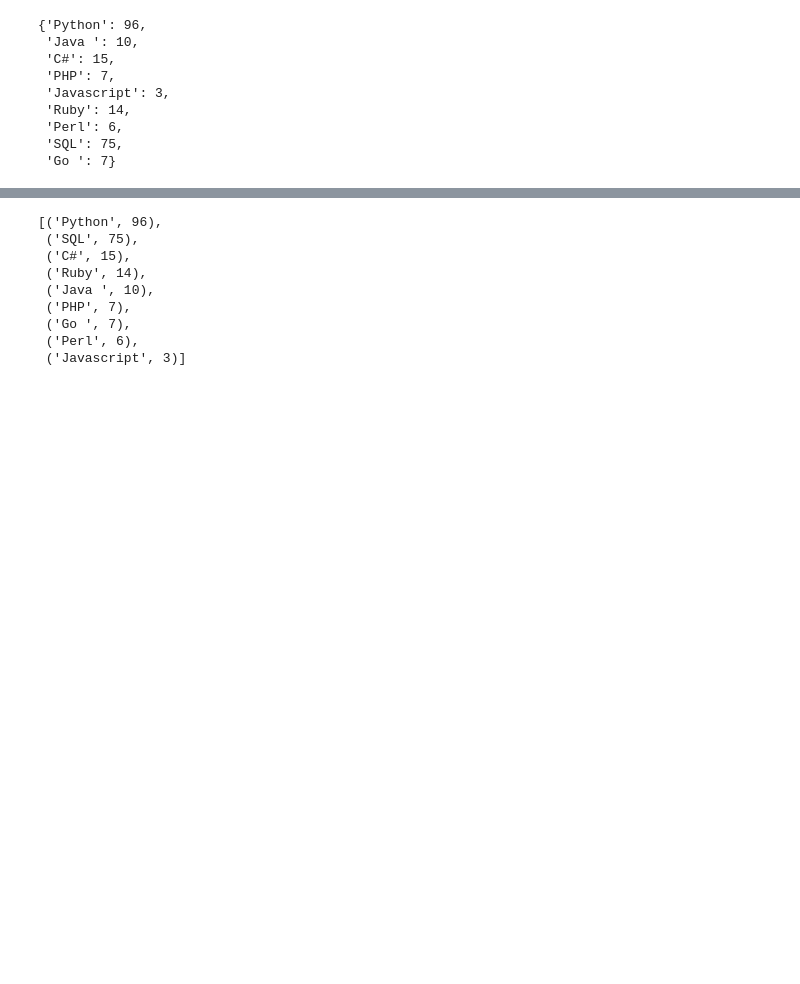
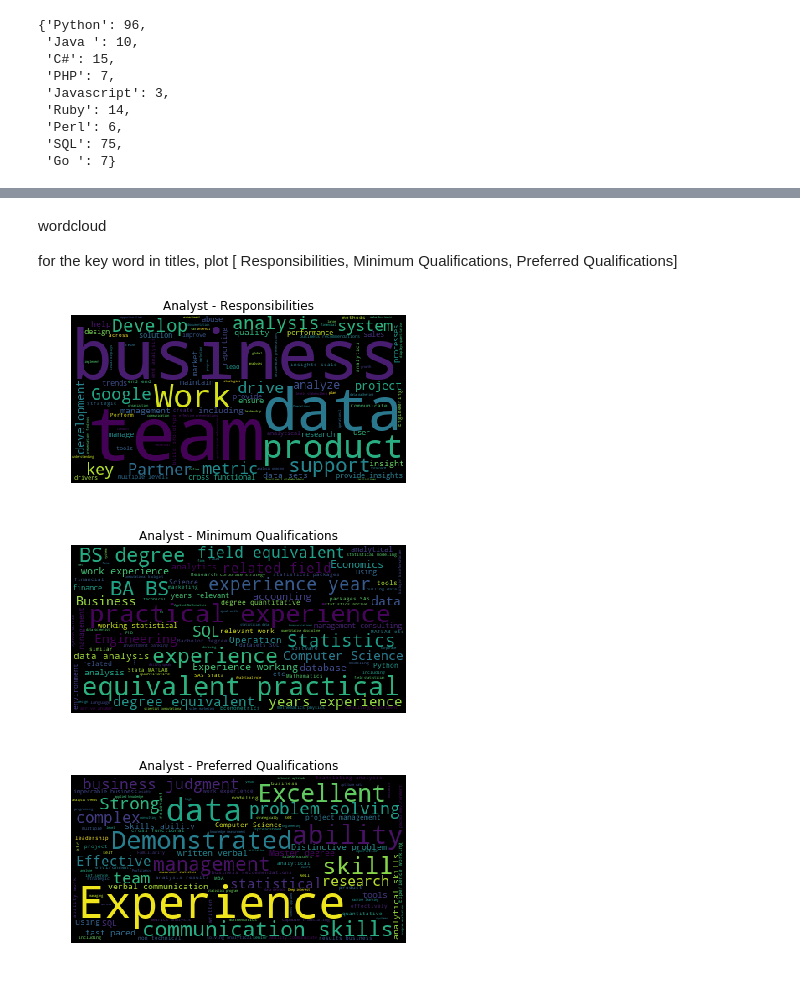
Before and after one commit to davidkorea/DATA_ANALYSIS, a Jupyter notebook: 9_Google_Job_Skills_Kaggle/Google_Job_Skills_Analysis.ipynb, the cells around one changed output, grey strips where cells are left out. Saved outputs shown, nothing was run; the diff lists cells and outputs as text; code cells hidden in the pictures; blank space fills up the shorter version.

```diff
--- a/9_Google_Job_Skills_Kaggle/Google_Job_Skills_Analysis.ipynb
+++ b/9_Google_Job_Skills_Kaggle/Google_Job_Skills_Analysis.ipynb
@@ -420,13 +379,7 @@ language_df.plot.barh(x='language', y='count')
 # %%
-language_requirement = sorted(language_dict.items(), key=lambda item:item[1], reverse=True)
-language_requirement
+# language_requirement = sorted(language_dict.items(), key=lambda item:item[1], reverse=True)
+# language_requirement
-# %% [output]
-[('Python', 96),
- ('SQL', 75),
- ('C#', 15),
- ('Ruby', 14),
- ('Java ', 10),
- ('PHP', 7),
- ('Go ', 7),
- ('Perl', 6),
- ('Javascript', 3)]
+# %% [markdown]
+wordcloud
+
+for the key word in titles, plot [ Responsibilities, Minimum Qualifications, Preferred Qualifications]
@@ -432,0 +400,18 @@ language_requirement
+# %%
+wordcould_types = ['Responsibilities', 'Minimum Qualifications', 'Preferred Qualifications']
+# %%
+def plot_wordcloud(title, wordcould_types):
+    for wordcould_type in wordcould_types:
+        filtered_list = new_df[new_df['Title'].str.contains(title)][wordcould_type].tolist()
+        long_lext = ' '.join(filtered_list)
+        word_cloud = WordCloud().generate(long_lext)
+        plt.imshow(word_cloud)
+        plt.axis('off')
+        plt.title('{} - {}'.format(title, wordcould_type))
+        plt.show()
+# %%
+plot_wordcloud('Analyst', wordcould_types)
+# %% [output]
+[figure, added]
+[figure, added]
+[figure, added]
```
Also changed, not shown: parts of 36 cells of this notebook.
